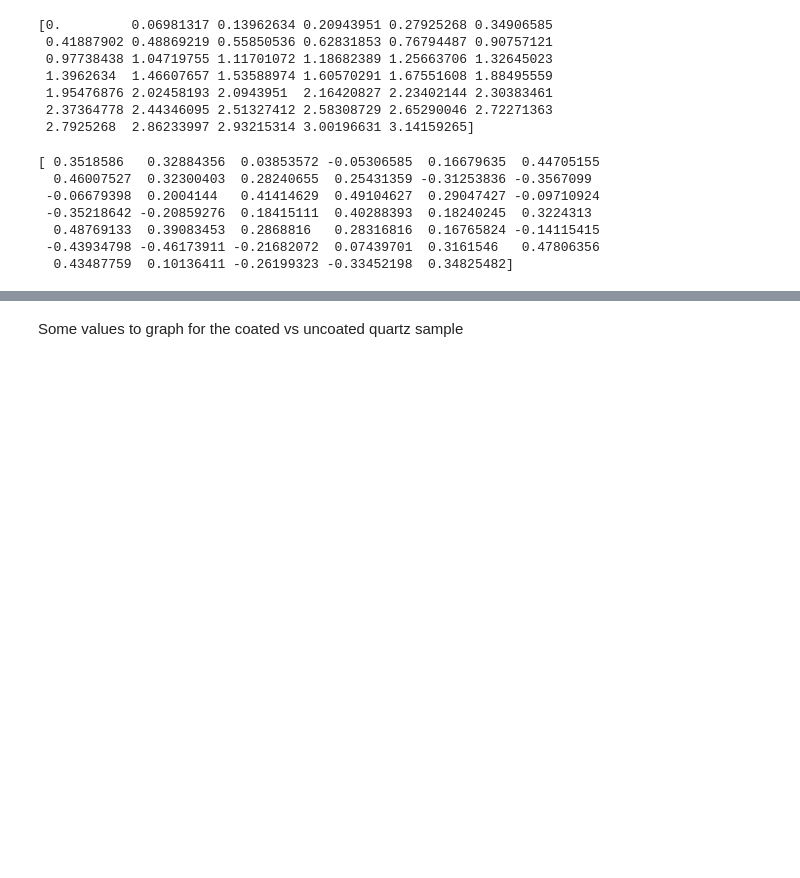
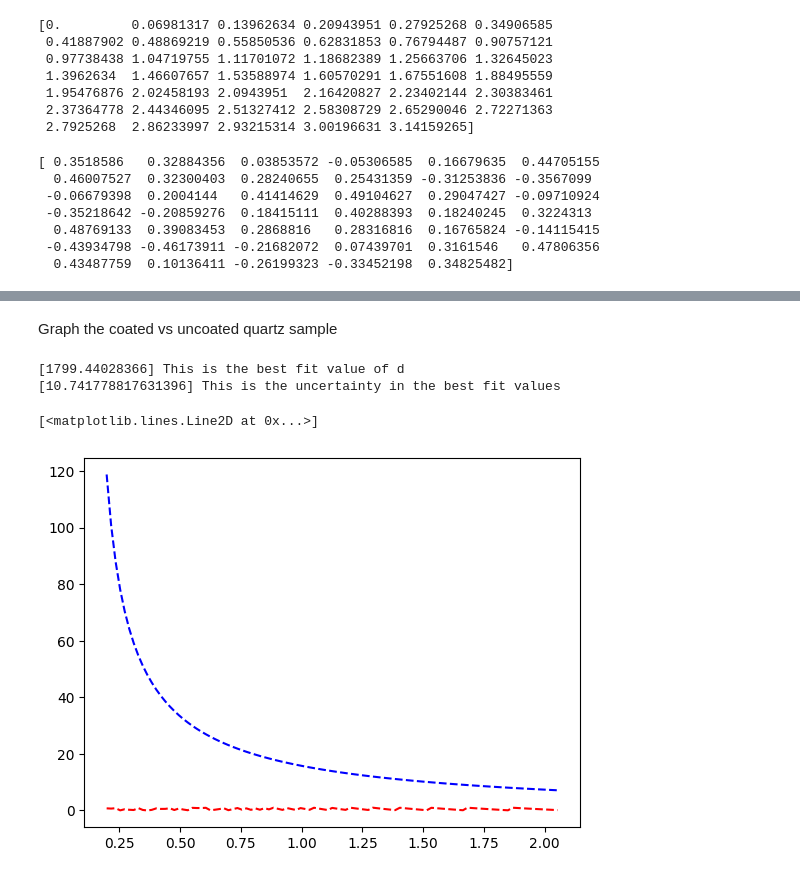
Before and after one commit to wcmelby/wcmelby-HWP_Characterizations, a Jupyter notebook: SuperK_Select_Data/L_SuperK_Analysis.ipynb, the cells around one changed output, grey strips where cells are left out. Saved outputs shown, nothing was run; the diff lists cells and outputs as text; code cells hidden in the pictures; blank space fills up the shorter version.

```diff
--- a/SuperK_Select_Data/L_SuperK_Analysis.ipynb
+++ b/SuperK_Select_Data/L_SuperK_Analysis.ipynb
@@ -1005,3 +1084,3 @@ print(np.max(np.abs(simulated_intensity)))
 # %% [markdown]
-Some values to graph for the coated vs uncoated quartz sample
+Graph the coated vs uncoated quartz sample
 # %%
@@ -1011,2 +1104,17 @@ coated_quartz_retardance = np.array([0.142, 0.115, 0.274, 0.358, 0.197, 0.122, 0
+# %%
+# Find d (the plate thickness). Best fit for coated quartz. Units of microns
+initial_guess = [1800]
+popt, pcov = curve_fit(lambda w, d: (d*(specific_quartz_ne - specific_quartz_no)/w)%1, quartz_wavelength_bins, coated_quartz_retardance, p0=initial_guess)
+print(popt, "This is the best fit value of d")
+print(list(np.sqrt(np.diagonal(pcov))), "This is the uncertainty in the best fit values")
+# %% [output]
+[1799.44028366] This is the best fit value of d
+[10.741778817631396] This is the uncertainty in the best fit values
+# %%
+plt.plot(quartz_ne[:,0], (1799/quartz_ne[:,0]*(quartz_ne[:,1]-quartz_no[:,1]))%1, color='r', linestyle='--', label='Theoretical Quartz Retardance (mod 1)')
+plt.plot(quartz_ne[:,0], (1799/quartz_ne[:,0]*(quartz_ne[:,1]-quartz_no[:,1])), color='b', linestyle='--', label='Theoretical Quartz Retardance')
+# %% [output]
+[<matplotlib.lines.Line2D at 0x...>]
+[figure, added]
 # %%
 plt.xlim(1.3, 2.1)
```
Also changed, not shown: parts of 47 cells of this notebook, 2 other files.
